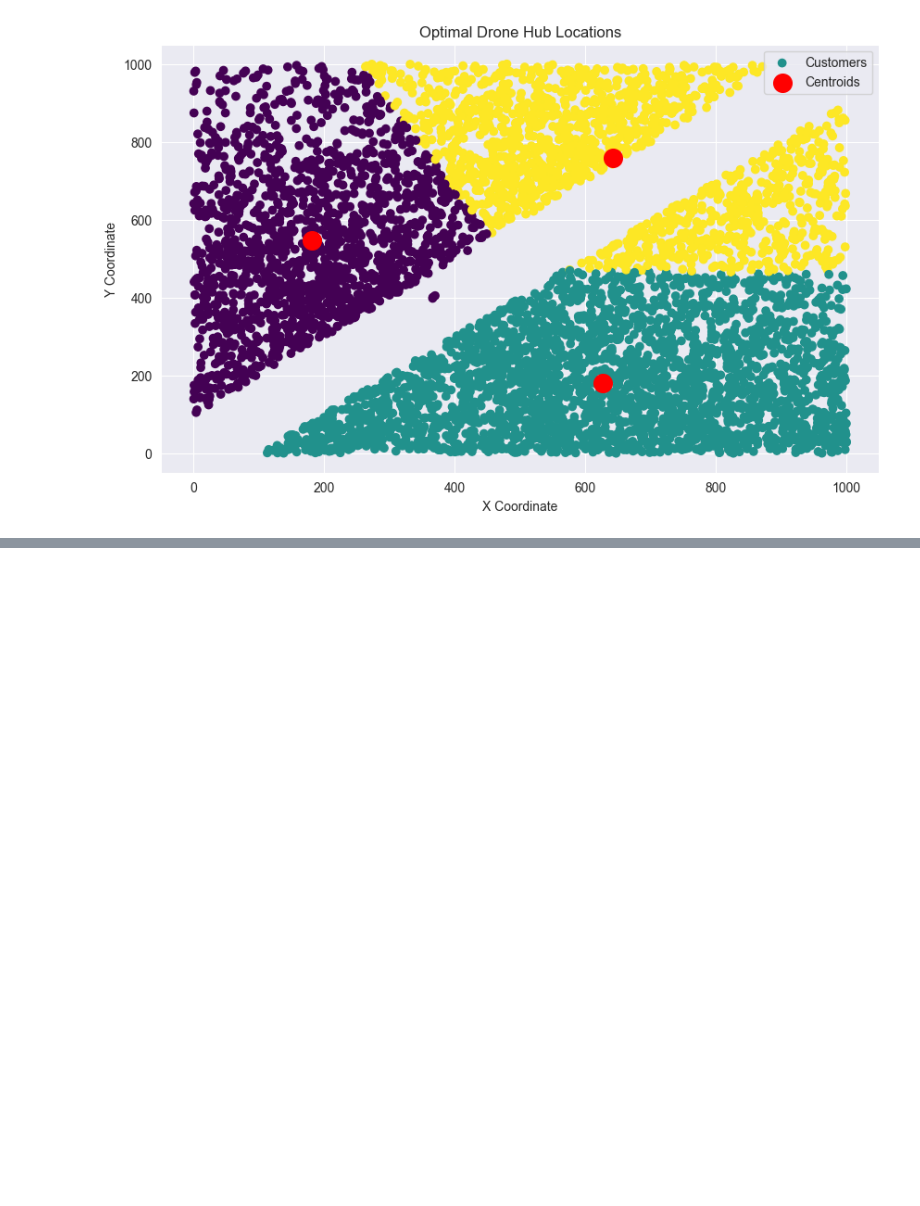
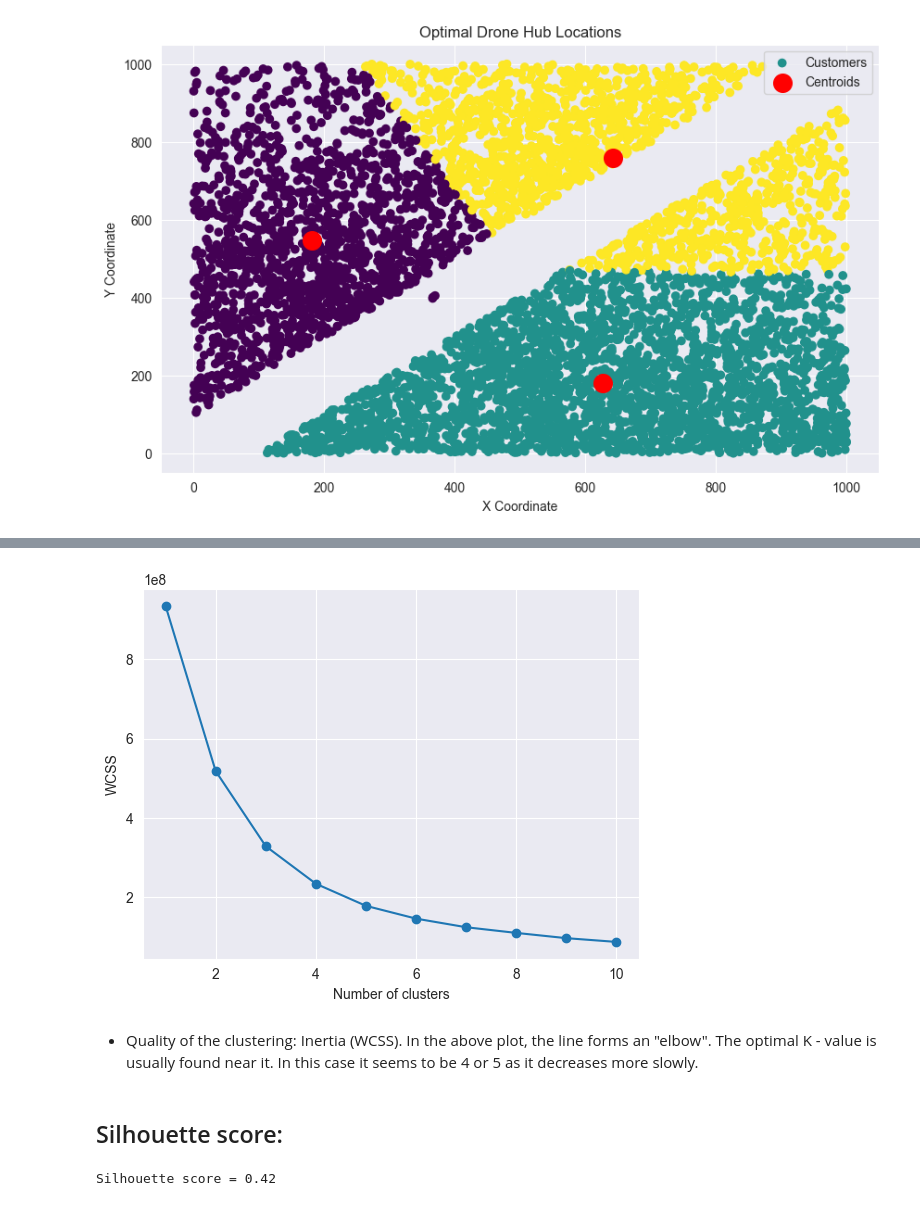
Before and after one commit to kismet85/dkkoAssignments, a Jupyter notebook: Clustering_and_Associaton_rule_mining.ipynb, the cells around one changed output, grey strips where cells are left out. Cells and saved outputs as stored; diff of their text form; code cells hidden in the pictures; blank space fills up the shorter version.

Commit message:
Performance metrics and plots

```diff
--- a/Clustering_and_Associaton_rule_mining.ipynb
+++ b/Clustering_and_Associaton_rule_mining.ipynb
@@ -94,0 +122,24 @@ plt.show()
+# %%
+wcss = []
+for i in range(1,11):
+    model = KMeans(init='random', n_clusters=i, random_state=42).fit(X)
+    wcss.append(model.inertia_)
+
+plt.plot(range(1,11), wcss, 'o-')
+plt.xlabel('Number of clusters')
+plt.ylabel('WCSS')
+plt.show()
+# %% [output]
+[figure, added]
+# %% [markdown]
+- Quality of the clustering: Inertia (WCSS). In the above plot, the line forms an "elbow". The optimal K - value is usually found near it. In this case it seems to be 4 or 5 as it decreases more slowly.
+# %% [markdown]
+## Silhouette score:
+# %%
+from sklearn.metrics import silhouette_score
+
+model = KMeans(init='random', n_clusters=3, random_state=42).fit(X)
+labels = model.labels_
+print('Silhouette score = %.2f' % silhouette_score(X, labels))
+# %% [output]
+Silhouette score = 0.42
```
Also changed, not shown: parts of 7 cells of this notebook.
